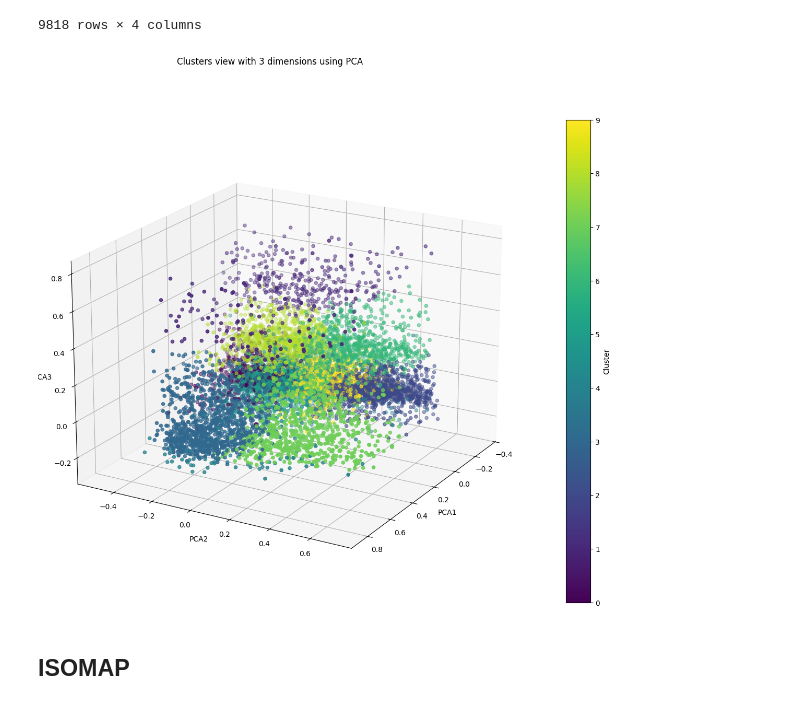
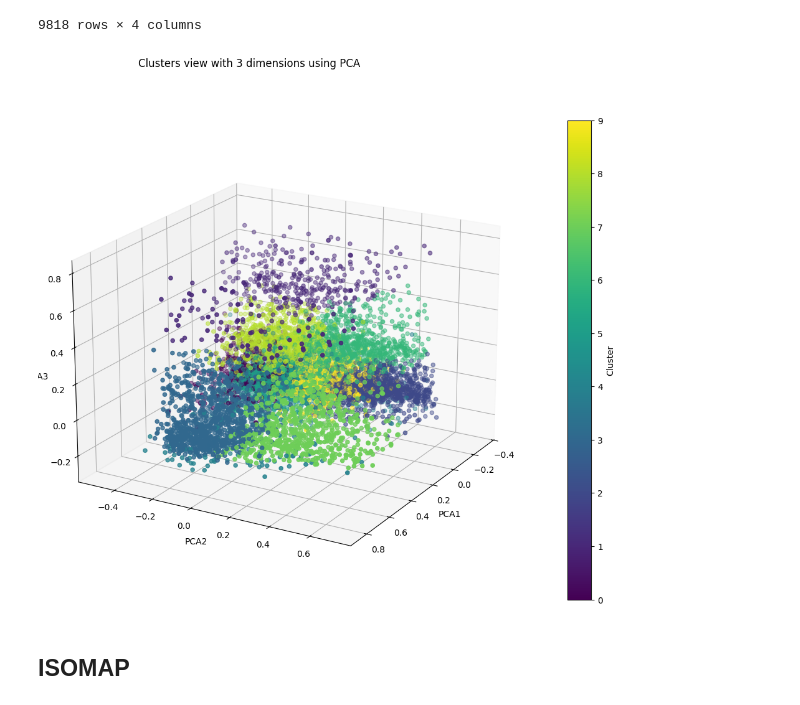
Before and after one commit to lora0412/ML-Model-Cluster-Spotify-API-Music-Recommendation, a Jupyter notebook: notebooks/Spotify_Machine Learning_6_features.ipynb, the cells around one changed output. Drawn from its saved outputs; the diff is of its cells as text; code cells hidden in the pictures.

```diff
--- a/notebooks/Spotify_Machine Learning_6_features.ipynb
+++ b/notebooks/Spotify_Machine Learning_6_features.ipynb
@@ -554,30 +553,30 @@ X_pca_df
 # %%
 from mpl_toolkits.mplot3d import Axes3D
 
 # Visualizing clusters in 3 dimensions
-fig = plt.figure(figsize=(20, 12))
+fig = plt.figure(figsize=(18, 10))
 fig.suptitle('Clusters view with 3 dimensions using PCA')
 ax = fig.add_subplot(111, projection='3d')
 
 # For each set of style and range settings, plot n random points in the box
 # defined by x in [23, 32], y in [0, 100], z in [zlow, zhigh].
 
 sc = ax.scatter(X_pca_df['PCA1'], X_pca_df['PCA2'], X_pca_df['PCA3'], c=labels, cmap='viridis')
 
 # Add a color bar
 cb = plt.colorbar(sc, ax=ax)
 cb.set_label('Cluster')
 
 # Adjusting the view angle for better visualization
 ax.view_init(elev=20, azim=30)
 
 ax.set_xlabel('PCA1')
 ax.set_ylabel('PCA2')
 ax.set_zlabel('PCA3')
 
 plt.show()
 # %% [output]
-[figure, old version]
+[figure, new version]
 # %% [markdown]
 ## ISOMAP
 # %%
```
Also changed, not shown: parts of 12 cells of this notebook, 9 other files.
